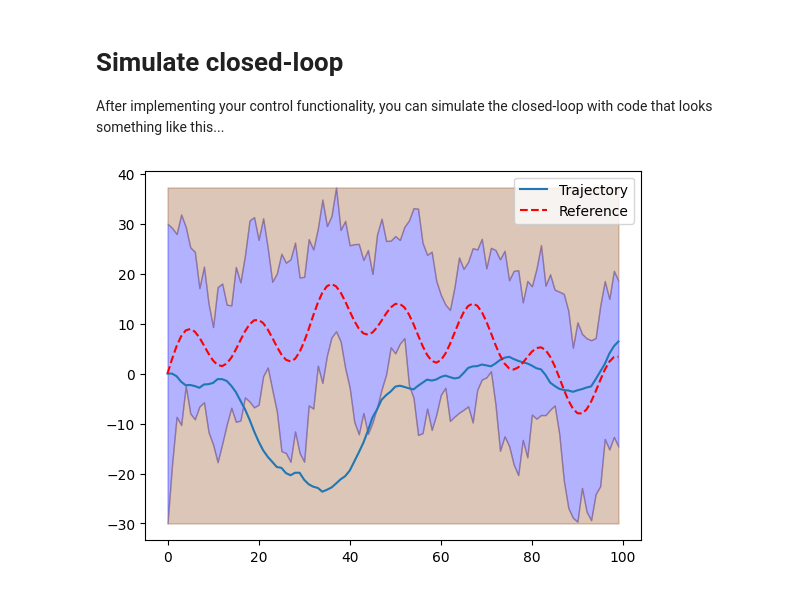
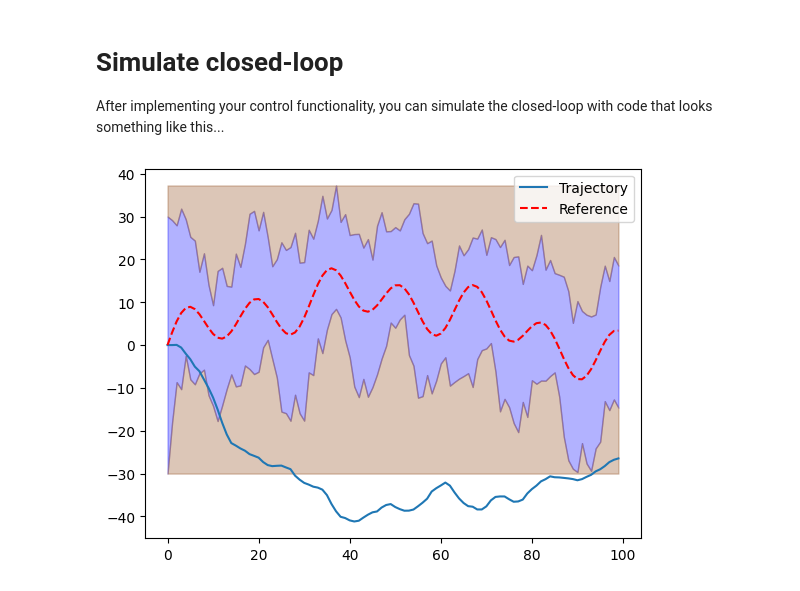
Before and after one commit to jumenberger/b1-coding-practical-mt24, a Jupyter notebook: uuv_mission/demo.ipynb, the cells around one changed output. Cells and saved outputs as stored; diff of their text form; code cells hidden in the pictures.

Commit message:
change controller name

```diff
--- a/uuv_mission/demo.ipynb
+++ b/uuv_mission/demo.ipynb
@@ -11,17 +11,17 @@ print(sys.path)
 After implementing your control functionality, you can simulate the closed-loop with code that looks something like this...
 # %%
 # Import relevant modules
-from control import controller
+from control import PDController
 from dynamic import ClosedLoop
 from dynamic import Mission
 from dynamic import Submarine
 sub = Submarine()
-controller=controller(Kp=1,Kd=1.5)
+controller=PDController(Kp=0.25,Kd=0.6)
 # Instantiate your controller (depending on your implementation)
 closed_loop = ClosedLoop(sub, controller)
 mission = Mission.from_csv(r'c:\Users\navik\Documents\Year_3\B1\b1-coding-practical-mt24\data\mission.csv') # You must implement this method in the Mission class
 
 trajectory = closed_loop.simulate_with_random_disturbances(mission)
 trajectory.plot_completed_mission(mission)
 # %% [output]
-[figure, old version]
+[figure, new version]
```
Also changed, not shown: 2 other files.
